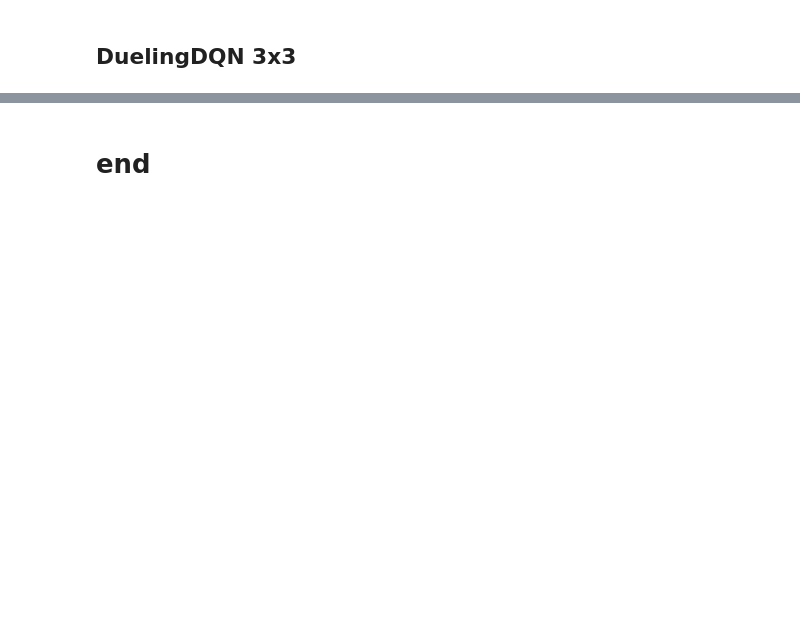
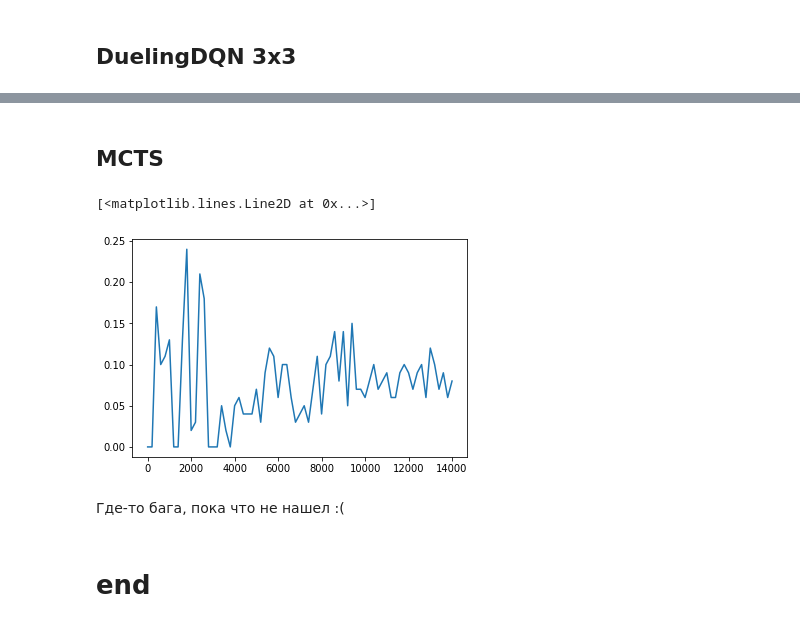
Before and after one commit to akoshel/rl_dl_made_homeworks, a Jupyter notebook: HW2/HW2.ipynb, the cells around one changed output, grey strips where cells are left out. Cells and saved outputs as stored; diff of their text form; code cells hidden in the pictures; blank space fills up the shorter version.

```diff
--- a/HW2/HW2.ipynb
+++ b/HW2/HW2.ipynb
@@ -539,0 +725,8 @@ AssertionError: Torch not compiled with CUDA enabled
+# %%
+rollouts_game = Rollouts(env, player_Q, 1, False)
+hist_0 = []
+hist_1 = []
+for _ in range(1000):
+    hist_0.append(rollouts_game.run_episode(0))
+    hist_1.append(-1 * rollouts_game.run_episode(1))
+pd.Series(hist_0).value_counts(), pd.Series(hist_1).value_counts()
@@ -539,0 +742,21 @@ AssertionError: Torch not compiled with CUDA enabled
+# %% [markdown]
+## MCTS
+# %%
+class MonteCarloTreeSearchNode:
+    def __init__(self, state, action, player_id, parent=None, is_new=True):
+        self.state = state
+        self.action = action
+        self.parent = parent
+        self.player_id = player_id
+        self.node_vals = [0, 0]
+        self.visits = 0
+        self.children = []
+        self.is_new = is_new
+        self.is_terminal = False
+
+    def value(self):
+        if self.visits == 0:
+            return 0
+
+        val = self.node_vals[self.player_id] / self.visits
+        return val
@@ -540,2 +931,18 @@ AssertionError: Torch not compiled with CUDA enabled
+# %%
+from math import sqrt
+env = TicTacToe(n_rows=3, n_cols=3, n_win=3)
+env.reset()
+game_hash, empty_spaces, _ = env.getState()
+player_Q = Player(0, 0, default_dict_Q, 0)
+# %%
+mcts_p1 = MCTS(env, sqrt(2), 0, player_Q)
+mcts_p1.run_learning(n_iters=14000, eval_every=200)
+# %%
+plt.plot(mcts_p1.hist_iters, mcts_p1.hist)
+# %% [output]
+[<matplotlib.lines.Line2D at 0x...>]
+[figure, added]
+# %% [markdown]
+Где-то бага, пока что не нашел :(
 # %% [markdown]
 # end
```
Also changed, not shown: parts of 54 cells of this notebook.
